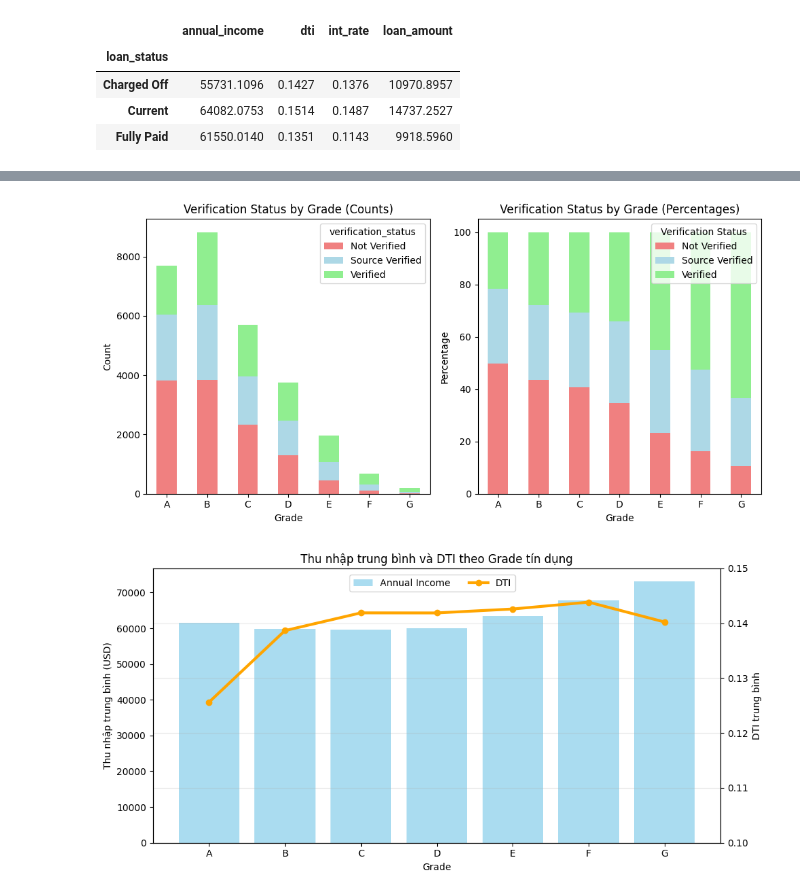
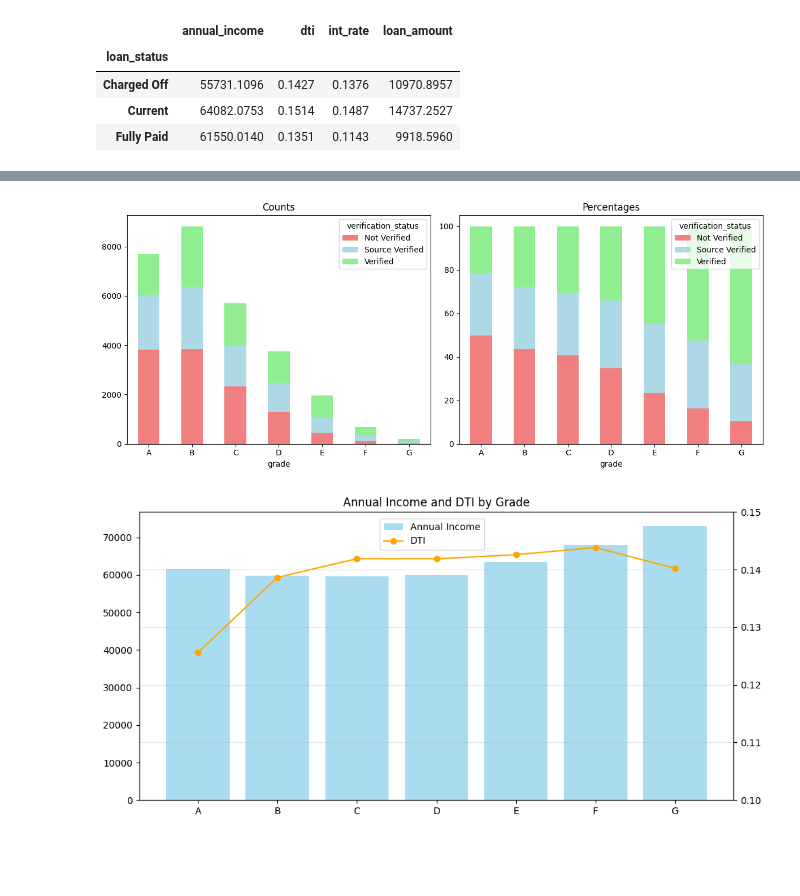
Before and after one commit to CUOTR/PYTHON_Credit_Rating_Performance, a Jupyter notebook: Credit_Rating_Performance.ipynb, the cells around one changed output, grey strips where cells are left out. Drawn from its saved outputs; the diff is of its cells as text; code cells hidden in the pictures; blank space fills up the shorter version.

```diff
--- a/Credit_Rating_Performance.ipynb
+++ b/Credit_Rating_Performance.ipynb
@@ -247,51 +156,40 @@ plt.show()
 # %%
 import pandas as pd
 import matplotlib.pyplot as plt
 
-count = df.groupby(['grade', 'verification_status']).size().unstack(fill_value=0)
+count = pd.crosstab(df['grade'], df['verification_status'])
+percent = pd.crosstab(df['grade'], df['verification_status'], normalize='index') * 100
 
-percent = count.div(count.sum(axis=1), axis=0) * 100
-
-fig, axes = plt.subplots(1, 2, figsize=(10, 5))
+fig, (ax1, ax2) = plt.subplots(1, 2, figsize=(12, 5))
 colors = ['lightcoral', 'lightblue', 'lightgreen']
 
-count.plot(kind='bar', stacked=True, color=colors, ax=axes[0])
-axes[0].set_title('Verification Status by Grade (Counts)')
-axes[0].set_xlabel('Grade')
-axes[0].set_ylabel('Count')
-axes[0].tick_params(axis='x', rotation=0)
+count.plot.bar(stacked=True, color=colors, ax=ax1)
+percent.plot.bar(stacked=True, color=colors, ax=ax2)
 
-percent.plot(kind='bar', stacked=True, color=colors, ax=axes[1])
-axes[1].set_title('Verification Status by Grade (Percentages)')
-axes[1].set_xlabel('Grade')
-axes[1].set_ylabel('Percentage')
-axes[1].legend(title='Verification Status')
-axes[1].tick_params(axis='x', rotation=0)
+ax1.set_title('Counts')
+ax2.set_title('Percentages')
+ax1.tick_params(axis='x', rotation=0)
+ax2.tick_params(axis='x', rotation=0)
 
 plt.tight_layout()
 plt.show()
 # %% [output]
-[figure, old version]
+[figure, new version]
 # %%
 summary = df.groupby('grade')[['annual_income', 'dti']].mean()
 
-
 fig, ax1 = plt.subplots(figsize=(10, 5))
 
-
 ax1.bar(summary.index, summary['annual_income'], color='skyblue', alpha=0.7, label='Annual Income')
-ax1.set_ylabel('Thu nhập trung bình (USD)')
-ax1.set_xlabel('Grade')
 
 ax2 = ax1.twinx()
-ax2.plot(summary.index, summary['dti'], color='orange', marker='o', linewidth=3, label='DTI')
-ax2.set_ylabel('DTI trung bình')
+ax2.plot(summary.index, summary['dti'], color='orange', marker='o', label='DTI')
 ax2.set_ylim(0.1, 0.15)
 
-plt.title('Thu nhập trung bình và DTI theo Grade tín dụng')
-fig.legend(loc='upper center', bbox_to_anchor=(0.5, 0.92), ncol=2)
-plt.grid(axis='y', alpha=0.3)
+plt.title('Annual Income and DTI by Grade')
+fig.legend(loc='upper center', bbox_to_anchor=(0.5, 0.92))
+plt.grid(alpha=0.3)
 plt.tight_layout()
 plt.show()
 # %% [output]
-[figure, old version]
+[figure, new version]
```
Also changed, not shown: parts of 16 cells of this notebook.
